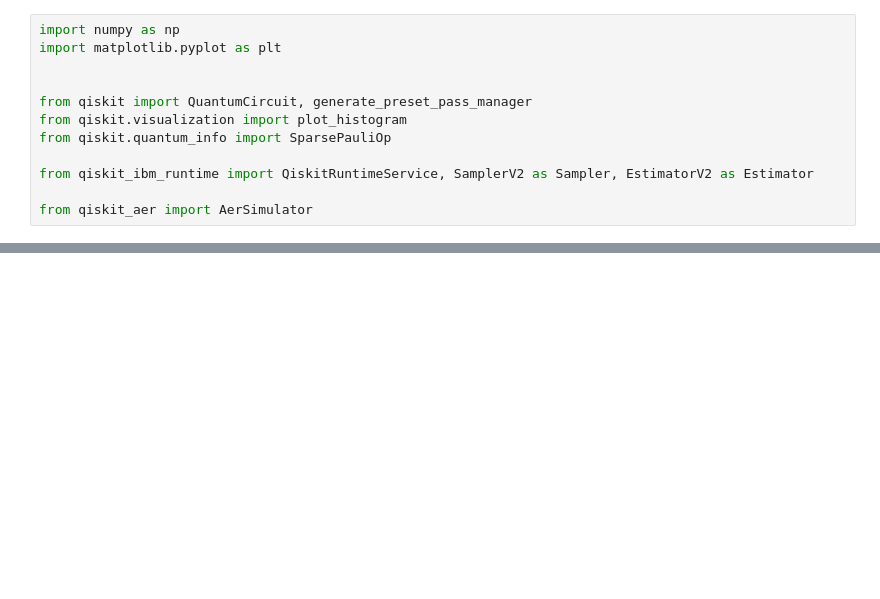
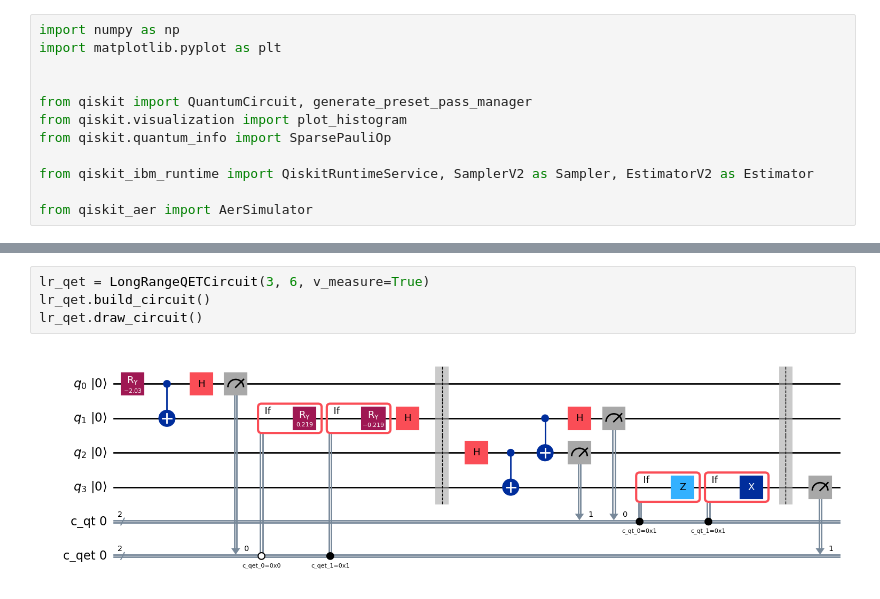
Before and after one commit to sakeeb-droid/long-range-QET, a Jupyter notebook: long_range_qet.ipynb, the cells around one changed output, grey strips where cells are left out. Saved outputs shown, nothing was run; the diff lists cells and outputs as text; blank space fills up the shorter version.

```diff
--- a/long_range_qet.ipynb
+++ b/long_range_qet.ipynb
@@ -43,0 +40,6 @@ Bob's measured local energy, E_B: 0.33487544150676574 ± 0.0
+# %%
+lr_qet = LongRangeQETCircuit(3, 6, v_measure=True)
+lr_qet.build_circuit()
+lr_qet.draw_circuit()
+# %% [output]
+[figure, added]
```
Also changed, not shown: parts of 8 cells of this notebook, 1 other file.
